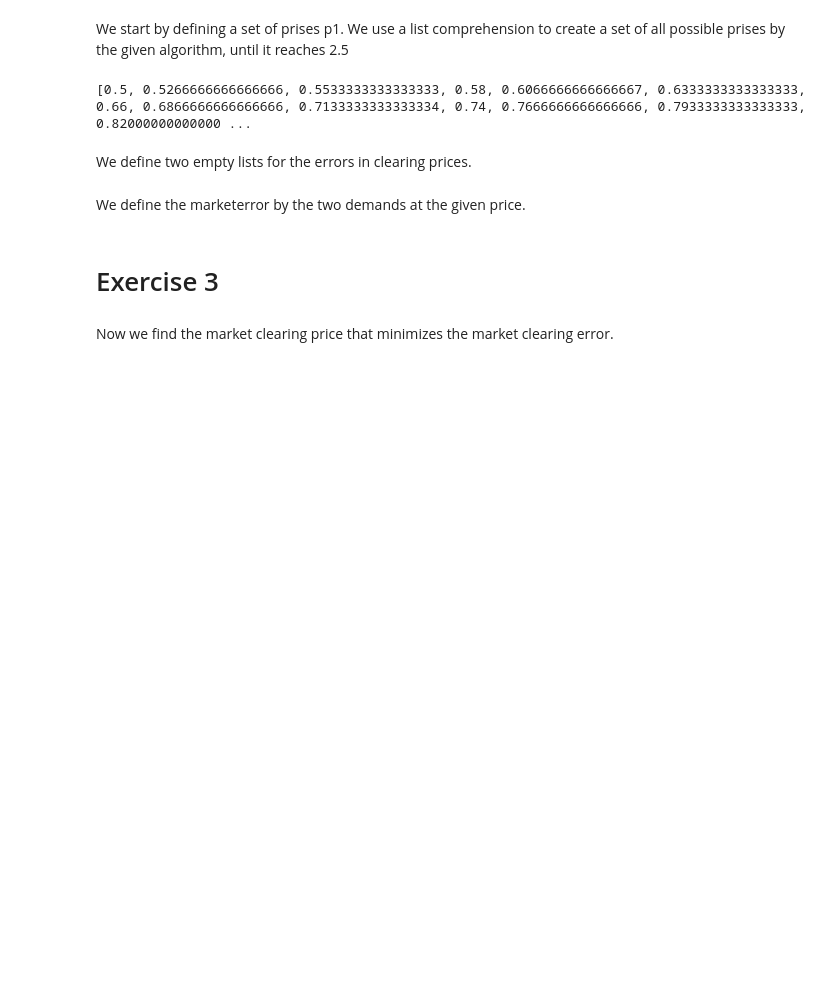
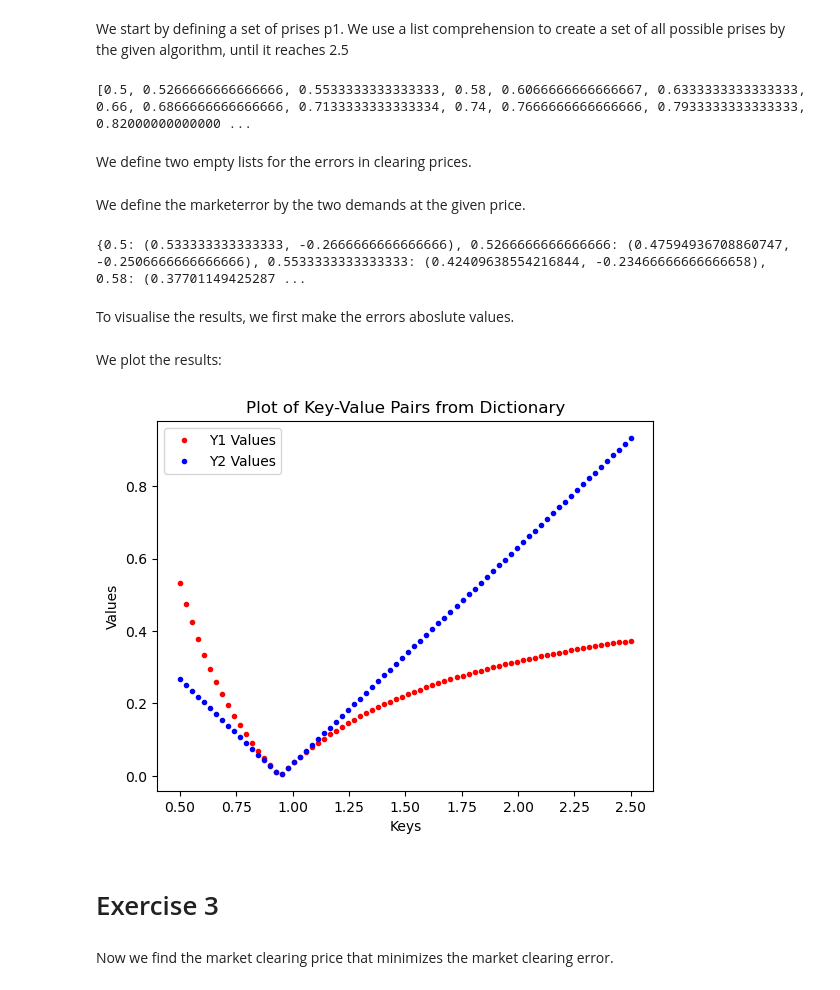
Before and after one commit to NumEconCopenhagen/projects-2024-jacobogmads, a Jupyter notebook: inauguralproject/inauguralproject.ipynb, the cells around one changed output. Saved outputs shown, nothing was run; the diff lists cells and outputs as text; code cells hidden in the pictures; blank space fills up the shorter version.

```diff
--- a/inauguralproject/inauguralproject.ipynb
+++ b/inauguralproject/inauguralproject.ipynb
@@ -97,11 +100,50 @@ epsilon2_values = []
 # %% [markdown]
 We define the marketerror by the two demands at the given price.
 # %%
-for p1 in p1_values:
-    epsilon1 = demand_A_x1(p1, omega_A1, omega_A2, alpha) + demand_B_x1(p1, omega_B1, omega_B2, beta) - (omega_A1 + omega_B1)
-    epsilon2 = demand_A_x2(p1, omega_A1, omega_A2, alpha) + demand_B_x2(p1, omega_B1, omega_B2, beta) - (omega_A2 + omega_B2)
+dicteps = {}
+
+for p in p1:
+    epsilon1 = demand_A_x1(p, omega_A1, omega_A2, alpha) + demand_B_x1(p, omega_B1, omega_B2, beta) - (omega_A1 + omega_B1)
+    epsilon2 = demand_A_x2(p, omega_A1, omega_A2, alpha) + demand_B_x2(p, omega_B1, omega_B2, beta) - (omega_A2 + omega_B2)
     epsilon1_values.append(epsilon1)
     epsilon2_values.append(epsilon2)
+
+    dicteps[p] = (epsilon1, epsilon2)
+# %%
+print(dicteps)
+# %% [output]
+{0.5: (0.533333333333333, -0.2666666666666666), 0.5266666666666666: (0.47594936708860747, -0.2506666666666666), 0.5533333333333333: (0.42409638554216844, -0.23466666666666658), 0.58: (0.37701149425287 ...
+# %% [markdown]
+To visualise the results, we first make the errors aboslute values.
+# %%
+dicteps = {k: (abs(v1), abs(v2)) for k, (v1, v2) in dicteps.items()}
+# %% [markdown]
+We plot the results:
+# %%
+x_values = list(dicteps.keys())
+y_values1, y_values2 = zip(*dicteps.values())
+p1: p
+# Creating a figure and an axis object
+fig, ax = plt.subplots()
+
+# Plotting the first component of the tuples
+ax.plot(x_values, y_values1, '.', label='Y1 Values', color='red')  # 'o-' for circle markers with lines
+
+# Plotting the second component of the tuples
+ax.plot(x_values, y_values2, '.', label='Y2 Values', color='blue')  # 's-' for square markers with lines
+
+# Adding title and labels
+ax.set_title('Plot of Key-Value Pairs from Dictionary')
+ax.set_xlabel('Keys')
+ax.set_ylabel('Values')
+
+# Adding a legend to the plot
+ax.legend()
+
+# Displaying the plot
+plt.show()
+# %% [output]
+[figure, added]
 # %% [markdown]
 # Exercise 3
 # %% [markdown]
```
Also changed, not shown: parts of 28 cells of this notebook, 1 other file.
